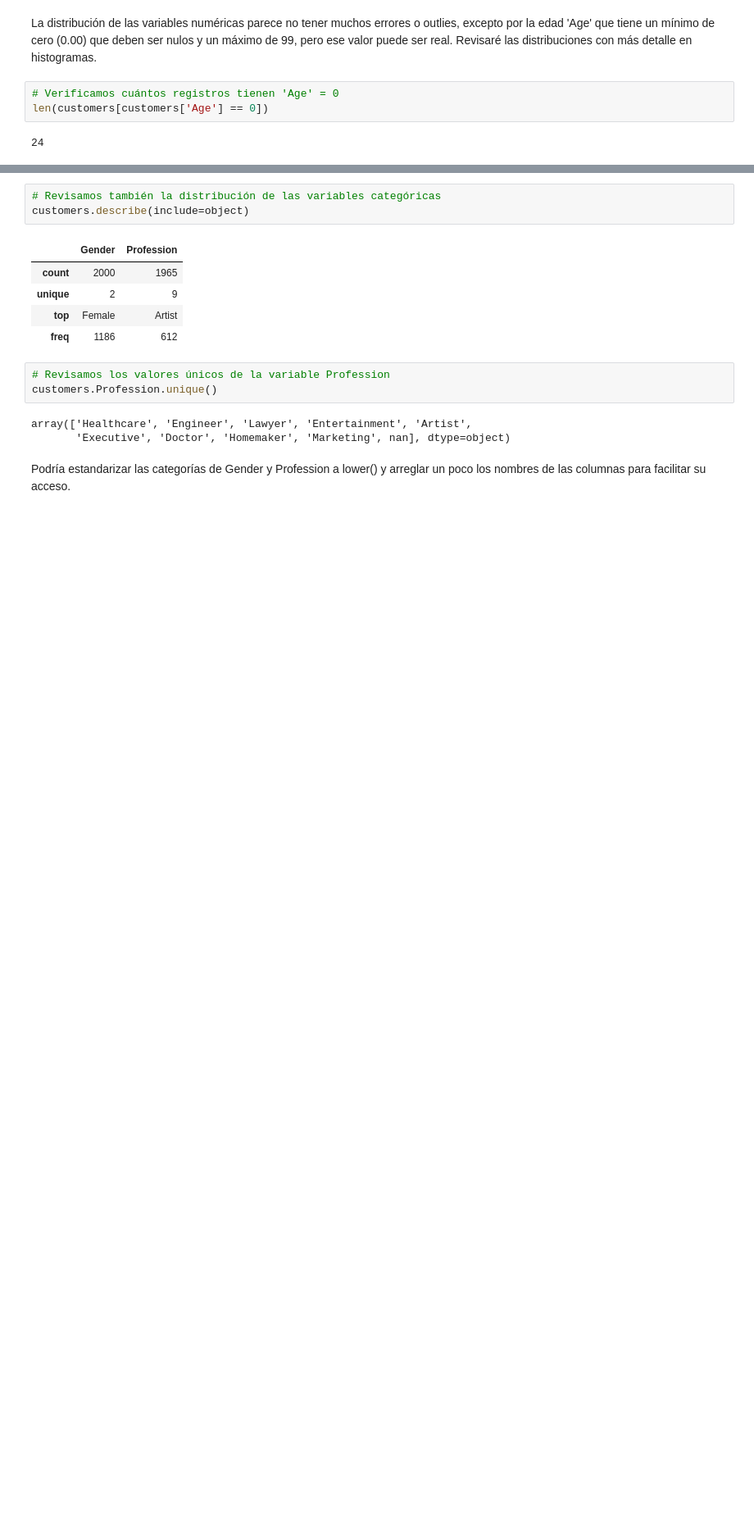
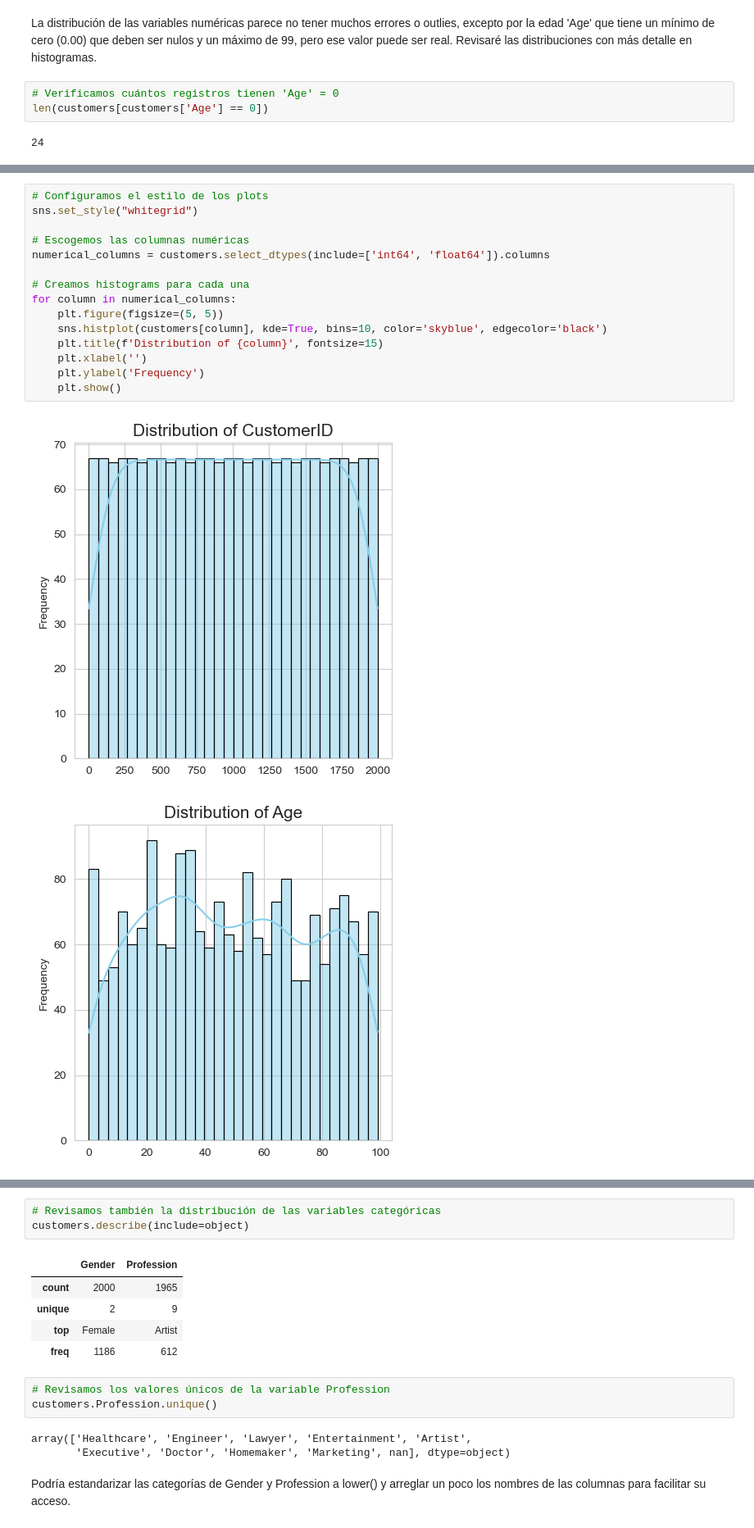
Before and after one commit to kimnegrette3/Python-SQL-Customer-Analysis, a Jupyter notebook: Customer_analysis_nb.ipynb, the cells around one changed output, grey strips where cells are left out. Shown: that part at 82% size. Saved outputs shown, nothing was run; the diff lists cells and outputs as text; blank space fills up the shorter version.

```diff
--- a/Customer_analysis_nb.ipynb
+++ b/Customer_analysis_nb.ipynb
@@ -106,0 +129,18 @@ len(customers[customers['Age'] == 0])
+# %%
+# Configuramos el estilo de los plots
+sns.set_style("whitegrid")
+
+# Escogemos las columnas numéricas
+numerical_columns = customers.select_dtypes(include=['int64', 'float64']).columns
+
+# Creamos histograms para cada una
+for column in numerical_columns:
+    plt.figure(figsize=(5, 5))
+    sns.histplot(customers[column], kde=True, bins=10, color='skyblue', edgecolor='black')
+    plt.title(f'Distribution of {column}', fontsize=15)
+    plt.xlabel('')
+    plt.ylabel('Frequency')
+    plt.show()
+# %% [output]
+[figure, added]
+[figure, added]
```
Also changed, not shown: parts of 5 cells of this notebook, 1 other file.
